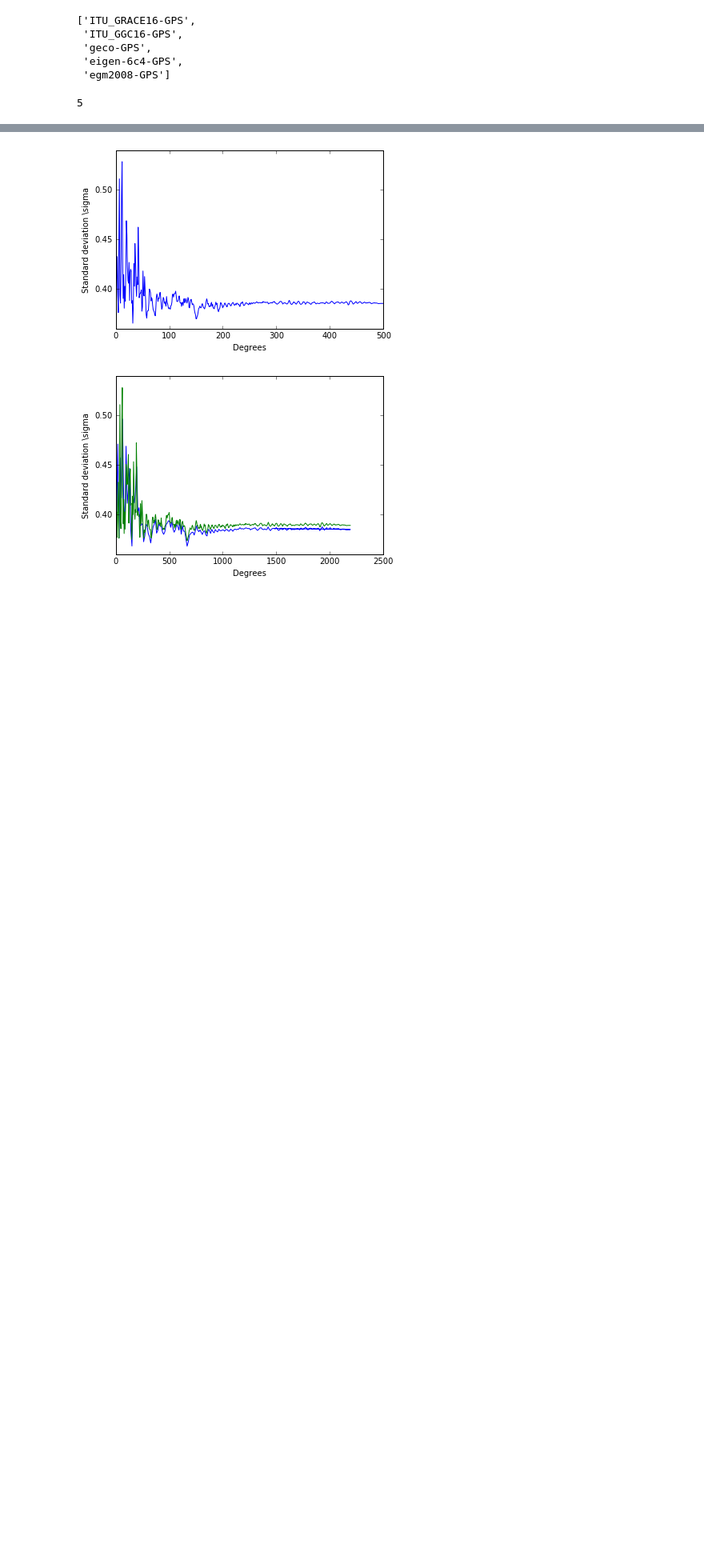
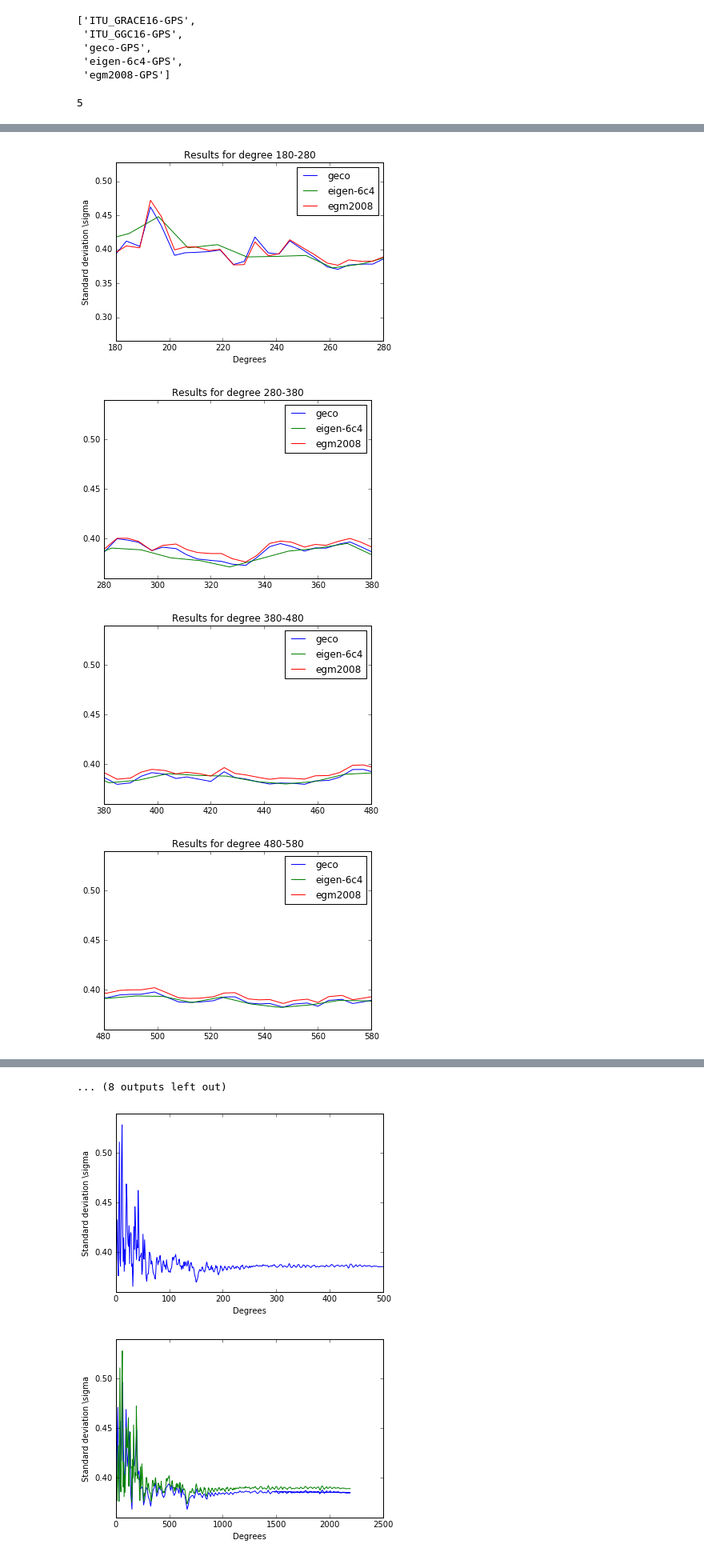
Before and after one commit to adonese/geoidapp-notebooks, a Jupyter notebook: ipynb/python_implementation.ipynb, the cells around one changed output, grey strips where cells are left out. Shown at 80% size. Drawn from its saved outputs; the diff is of its cells as text; code cells hidden in the pictures; blank space fills up the shorter version.

```diff
--- a/ipynb/python_implementation.ipynb
+++ b/ipynb/python_implementation.ipynb
@@ -70,0 +68,20 @@ for i in range(180, 2191 - 50, 200):
+# %%
+plt.xlabel("Degrees")
+plt.ylabel("Standard deviation \sigma")
+plt.ylim([min_val - 0.1, max_val + 0.0001])
+
+for i in range(180, 2280-100, 100):
+    plt.xlim([i, i+100])
+    plt.title("Results for degree %d-%d" % (i, i+100))
+    plt.plot(list_std[2][:, 0], list_std[2][:, 1], label="geco")
+    plt.plot(list_std[3][:, 0], list_std[3][:, 1], label="eigen-6c4")
+    plt.plot(list_std[4][:, 0], list_std[4][:, 1], label="egm2008")
+    plt.legend(loc='best')
+    fname = 'figures/figure%s' %(i + 100)
+    plt.savefig(fname, dpi=1200)
+    plt.show()
+# %% [output]
+[figure, added]
+[figure, added]
+[figure, added]
+[figure, added]
@@ -71,3 +96,4 @@ for i in range(180, 2191 - 50, 200):
+... (8 outputs left out)
 # %%
 plt.xlabel("Degrees")
 plt.ylabel("Standard deviation \sigma")
```
Also changed, not shown: parts of 6 cells of this notebook, 1 other file.
